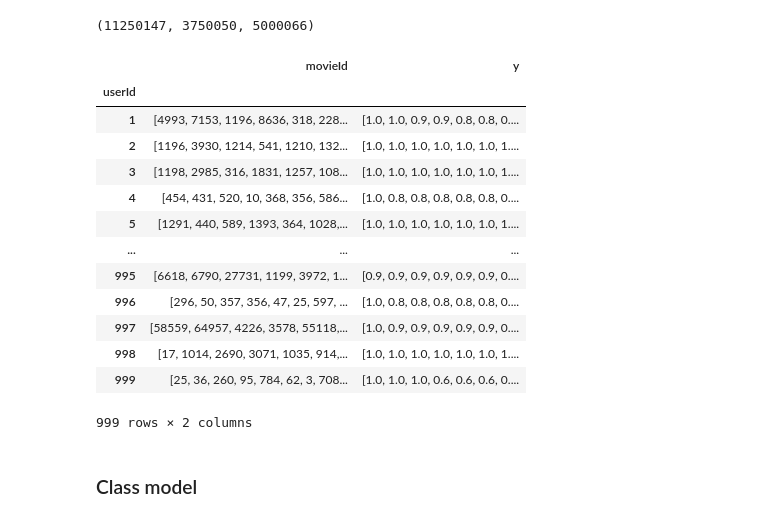
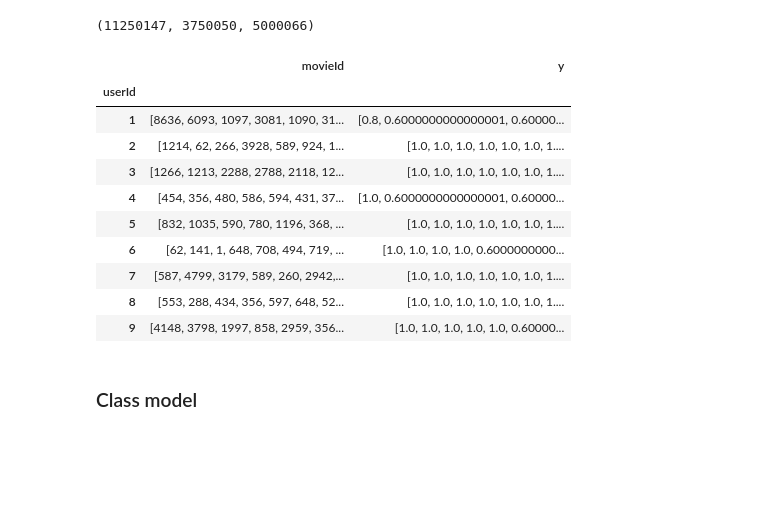
Before and after one commit to quanvu0996/TF_cert_training, a Jupyter notebook: v2_2_ML20M_sequence.ipynb, the cells around one changed output. Drawn from its saved outputs; the diff is of its cells as text; code cells hidden in the pictures; blank space fills up the shorter version.

```diff
--- a/v2_2_ML20M_sequence.ipynb
+++ b/v2_2_ML20M_sequence.ipynb
@@ -65,7 +65,7 @@ ratings
 20000263 rows × 4 columns
 # %%
 # Normalize rating về dạng -1 -> 1 (-1 = ghét, 1 = thích)
-ratings["y"] = ratings["rating"]/5
+ratings["y"] = ratings["rating"]/2.5-1
 
 # Kiểm tra rating trong khoảng -1 -> 1
 ratings.groupby("y")["y"].count().plot(kind='bar')
@@ -109,46 +109,43 @@ def get_interaction_set(interaction, max_item = None, top_k_item = None):
         top_items = items.head(top_k_item).index
         interaction = interaction[interaction[itemCol].isin(top_items)]
     else:
         top_items = items.index
 
     # Sắp xếp item theo thứ tự giảm dần rating (về sau cắt padding sẽ ưu tiên giữ lại item có rating cao)
     rindex = interaction.groupby(userCol)["y"].transform(lambda grp: grp.sort_values(ascending=False).index)
     interaction = interaction.reindex(rindex)
 
     # Chuyển thành warm-up set theo từng user
     interaction = interaction.groupby("userId").agg({itemCol:list, "y":list})
 
     # Giới hạn độ dài warm_up size
     if max_item is not None:
         interaction[itemCol] = interaction[itemCol].apply(lambda x: x[0:max_item])
         interaction["y"] = interaction["y"].apply(lambda x: x[0:max_item])
 
     return interaction, top_items
 
 top_k_item = 5000
 wu_size = 200
 mask_size = 50
 max_item = wu_size + mask_size
 
-interac_df, top_items = get_interaction_set(warm_up_mask[warm_up_mask[userCol]<1000]
+interac_df, top_items = get_interaction_set(warm_up_mask[warm_up_mask[userCol]<10]
                     , max_item = max_item
                     , top_k_item = top_k_item )
 interac_df
 # %% [output]
 |  | movieId | y |
 | userId |  |  |
-| 1 | [4993, 7153, 1196, 8636, 318, 228... | [1.0, 1.0, 0.9, 0.9, 0.8, 0.8, 0.... |
-| 2 | [1196, 3930, 1214, 541, 1210, 132... | [1.0, 1.0, 1.0, 1.0, 1.0, 1.0, 1.... |
-| 3 | [1198, 2985, 316, 1831, 1257, 108... | [1.0, 1.0, 1.0, 1.0, 1.0, 1.0, 1.... |
-| 4 | [454, 431, 520, 10, 368, 356, 586... | [1.0, 0.8, 0.8, 0.8, 0.8, 0.8, 0.... |
-| 5 | [1291, 440, 589, 1393, 364, 1028,... | [1.0, 1.0, 1.0, 1.0, 1.0, 1.0, 1.... |
-| ... | ... | ... |
-| 995 | [6618, 6790, 27731, 1199, 3972, 1... | [0.9, 0.9, 0.9, 0.9, 0.9, 0.9, 0.... |
-| 996 | [296, 50, 357, 356, 47, 25, 597, ... | [1.0, 0.8, 0.8, 0.8, 0.8, 0.8, 0.... |
-| 997 | [58559, 64957, 4226, 3578, 55118,... | [1.0, 0.9, 0.9, 0.9, 0.9, 0.9, 0.... |
-| 998 | [17, 1014, 2690, 3071, 1035, 914,... | [1.0, 1.0, 1.0, 1.0, 1.0, 1.0, 1.... |
-| 999 | [25, 36, 260, 95, 784, 62, 3, 708... | [1.0, 1.0, 1.0, 0.6, 0.6, 0.6, 0.... |
+| 1 | [8636, 6093, 1097, 3081, 1090, 31... | [0.8, 0.6000000000000001, 0.60000... |
+| 2 | [1214, 62, 266, 3928, 589, 924, 1... | [1.0, 1.0, 1.0, 1.0, 1.0, 1.0, 1.... |
+| 3 | [1266, 1213, 2288, 2788, 2118, 12... | [1.0, 1.0, 1.0, 1.0, 1.0, 1.0, 1.... |
+| 4 | [454, 356, 480, 586, 594, 431, 37... | [1.0, 0.6000000000000001, 0.60000... |
+| 5 | [832, 1035, 590, 780, 1196, 368, ... | [1.0, 1.0, 1.0, 1.0, 1.0, 1.0, 1.... |
+| 6 | [62, 141, 1, 648, 708, 494, 719, ... | [1.0, 1.0, 1.0, 1.0, 0.6000000000... |
+| 7 | [587, 4799, 3179, 589, 260, 2942,... | [1.0, 1.0, 1.0, 1.0, 1.0, 1.0, 1.... |
+| 8 | [553, 288, 434, 356, 597, 648, 52... | [1.0, 1.0, 1.0, 1.0, 1.0, 1.0, 1.... |
+| 9 | [4148, 3798, 1997, 858, 2959, 356... | [1.0, 1.0, 1.0, 1.0, 1.0, 0.60000... |
-999 rows × 2 columns
 # %% [markdown]
 ### Class  model
 # %%
```
Also changed, not shown: parts of 22 cells of this notebook.
